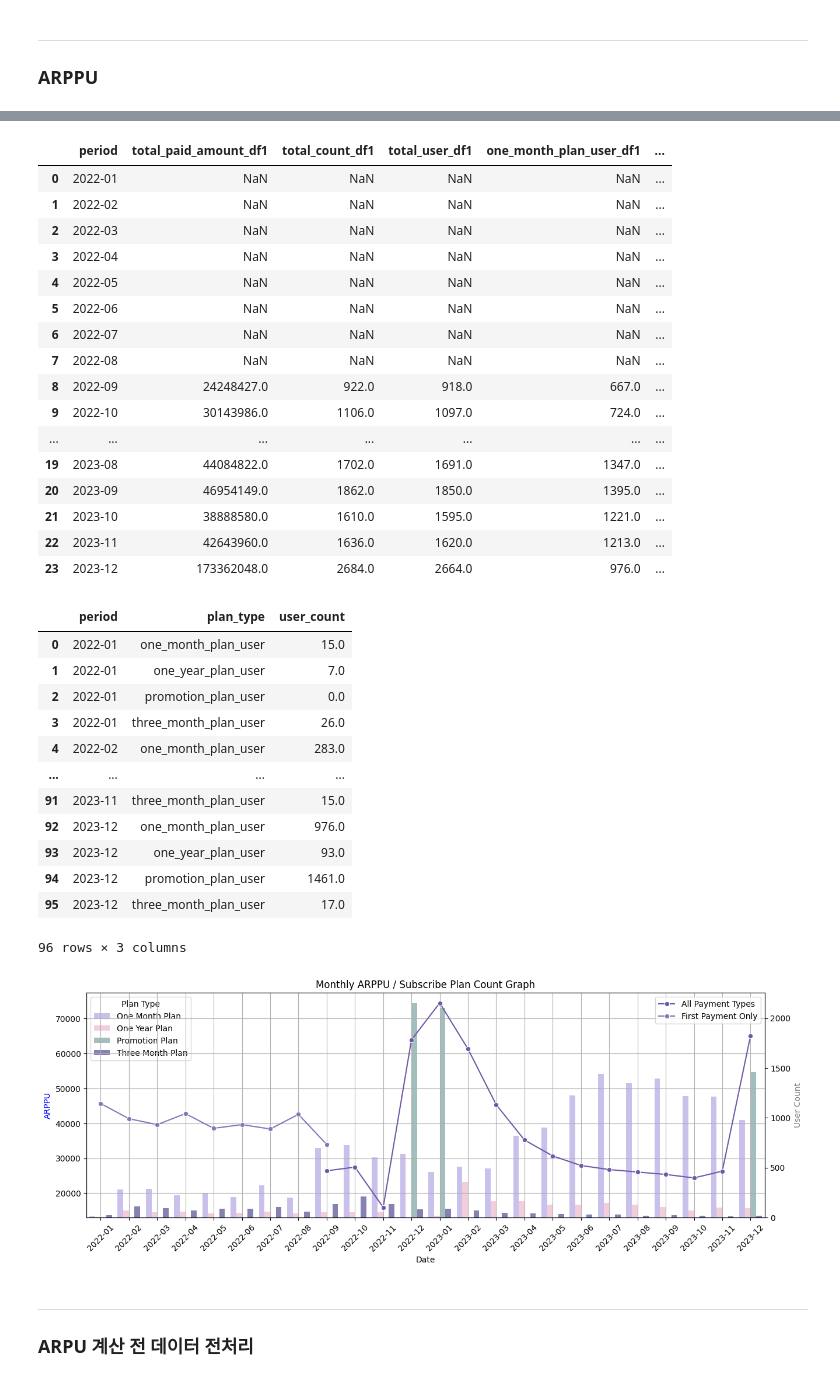
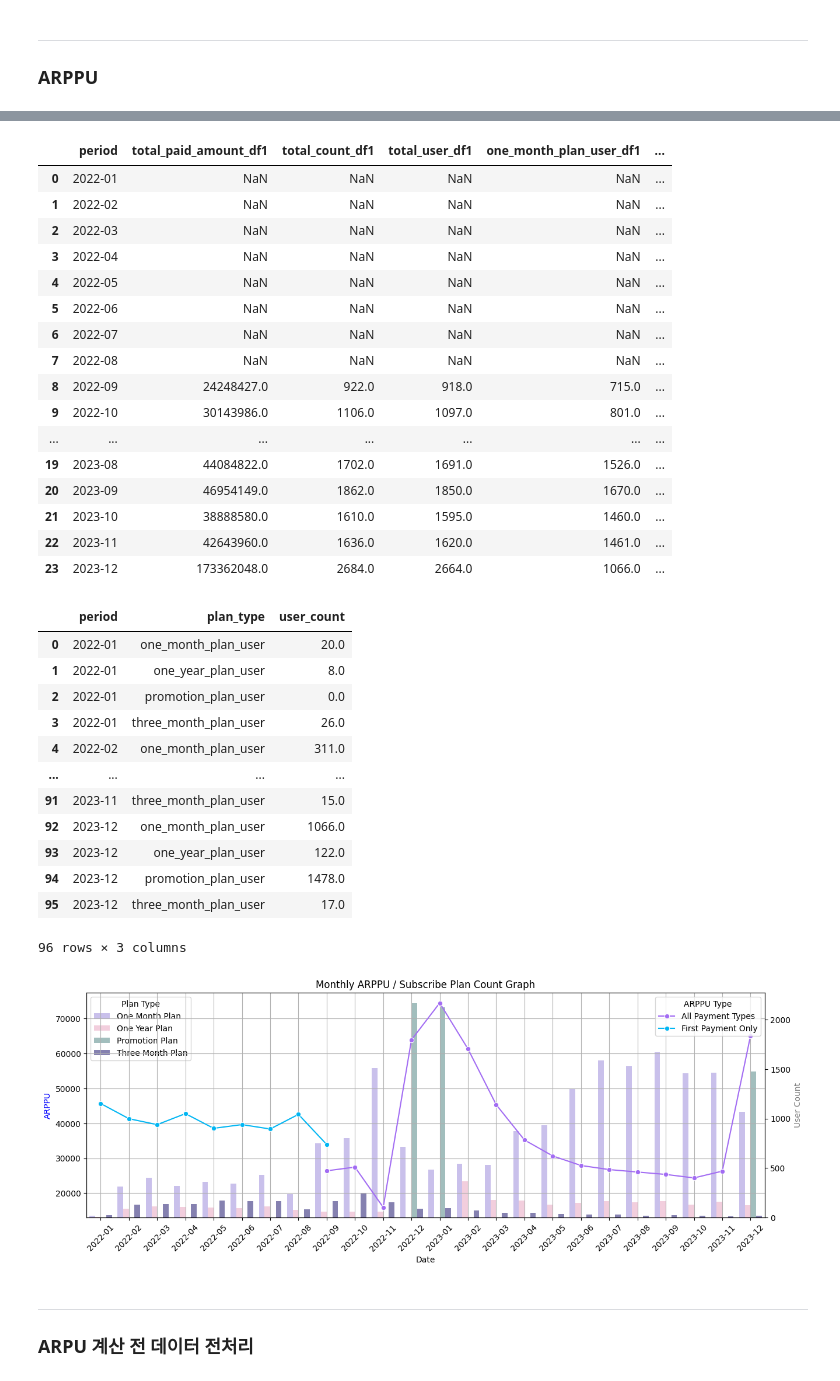
Before and after one commit to saeraniren/intermediate_project, a Jupyter notebook: lwc_main.ipynb, the cells around one changed output, grey strips where cells are left out. Saved outputs shown, nothing was run; the diff lists cells and outputs as text; code cells hidden in the pictures.

```diff
--- a/lwc_main.ipynb
+++ b/lwc_main.ipynb
@@ -665,10 +131,10 @@ def groupby(data):
         total_paid_amount = ('paid_amount', 'sum'),  # 총 유료 금액
         total_count = ('user_id', 'count'),  # 전체 결제 건 수
         total_user = ('user_id', 'nunique'), # 전체 유저 수
-        one_month_plan_user = ('paid_amount', lambda x: (x.isin([15920])).sum()),  # 1개월 플랜 사용자
-        three_month_plan_user = ('paid_amount', lambda x: (x.isin([42960])).sum()),  # 3개월 플랜 사용자
-        one_year_plan_user = ('paid_amount', lambda x: (x.isin([131600])).sum()),  # 1년 플랜 사용자
-        promotion_plan_user = ('paid_amount', lambda x: (x.isin([79200, 95520, 95200, 91200, 87200, 83200])).sum()),  # 프로모션 플랜 사용자
+        one_month_plan_user = ('plan.price', lambda x: (x.isin([15920])).sum()),  # 1개월 플랜 사용자
+        three_month_plan_user = ('plan.price', lambda x: (x.isin([42960])).sum()),  # 3개월 플랜 사용자
+        one_year_plan_user = ('plan.price', lambda x: (x.isin([131600])).sum()),  # 1년 플랜 사용자
+        promotion_plan_user = ('plan.price', lambda x: (x.isin([79200, 95520, 95200, 91200, 87200, 83200])).sum()),  # 프로모션 플랜 사용자
     )
     return data
 # %%
@@ -676,7 +142,7 @@ def groupby(data):
 concat_df = pd.concat([complete_subscription_df, renew_subscription_df, resubscribe_df], axis=0)
 
 # 필요한 데이터 컬럼만 추출
-concat_df = concat_df[['user_id', 'client_event_time', 'event_type', 'paid_amount']]
+concat_df = concat_df[['user_id', 'client_event_time', 'event_type', 'plan.price', 'paid_amount']]
 
 # Data Type 변경
 concat_df['client_event_time'] = pd.to_datetime(concat_df['client_event_time']) + pd.Timedelta(hours=9)
@@ -836,14 +307,14 @@ display(merged_df)
 | 5 | 2022-06 | NaN | NaN | NaN | NaN | ... |
 | 6 | 2022-07 | NaN | NaN | NaN | NaN | ... |
 | 7 | 2022-08 | NaN | NaN | NaN | NaN | ... |
-| 8 | 2022-09 | 24248427.0 | 922.0 | 918.0 | 667.0 | ... |
-| 9 | 2022-10 | 30143986.0 | 1106.0 | 1097.0 | 724.0 | ... |
+| 8 | 2022-09 | 24248427.0 | 922.0 | 918.0 | 715.0 | ... |
+| 9 | 2022-10 | 30143986.0 | 1106.0 | 1097.0 | 801.0 | ... |
 | ... | ... | ... | ... | ... | ... | ... |
-| 19 | 2023-08 | 44084822.0 | 1702.0 | 1691.0 | 1347.0 | ... |
-| 20 | 2023-09 | 46954149.0 | 1862.0 | 1850.0 | 1395.0 | ... |
-| 21 | 2023-10 | 38888580.0 | 1610.0 | 1595.0 | 1221.0 | ... |
-| 22 | 2023-11 | 42643960.0 | 1636.0 | 1620.0 | 1213.0 | ... |
-| 23 | 2023-12 | 173362048.0 | 2684.0 | 2664.0 | 976.0 | ... |
+| 19 | 2023-08 | 44084822.0 | 1702.0 | 1691.0 | 1526.0 | ... |
+| 20 | 2023-09 | 46954149.0 | 1862.0 | 1850.0 | 1670.0 | ... |
+| 21 | 2023-10 | 38888580.0 | 1610.0 | 1595.0 | 1460.0 | ... |
+| 22 | 2023-11 | 42643960.0 | 1636.0 | 1620.0 | 1461.0 | ... |
+| 23 | 2023-12 | 173362048.0 | 2684.0 | 2664.0 | 1066.0 | ... |
 # %%
 # Subscribe Plan Count 그래프 생성 전 전처리 작업란
 # melt()를 이용하여 데이터 변환 후 중복된 period 값 합산
@@ -875,16 +346,16 @@ subscribe_plan_df = pd.concat(temp_list).groupby(['period', 'plan_type']).sum().
 display(subscribe_plan_df)
 # %% [output]
 |  | period | plan_type | user_count |
-| 0 | 2022-01 | one_month_plan_user | 15.0 |
-| 1 | 2022-01 | one_year_plan_user | 7.0 |
+| 0 | 2022-01 | one_month_plan_user | 20.0 |
+| 1 | 2022-01 | one_year_plan_user | 8.0 |
 | 2 | 2022-01 | promotion_plan_user | 0.0 |
 | 3 | 2022-01 | three_month_plan_user | 26.0 |
-| 4 | 2022-02 | one_month_plan_user | 283.0 |
+| 4 | 2022-02 | one_month_plan_user | 311.0 |
 | ... | ... | ... | ... |
 | 91 | 2023-11 | three_month_plan_user | 15.0 |
-| 92 | 2023-12 | one_month_plan_user | 976.0 |
-| 93 | 2023-12 | one_year_plan_user | 93.0 |
-| 94 | 2023-12 | promotion_plan_user | 1461.0 |
+| 92 | 2023-12 | one_month_plan_user | 1066.0 |
+| 93 | 2023-12 | one_year_plan_user | 122.0 |
+| 94 | 2023-12 | promotion_plan_user | 1478.0 |
 | 95 | 2023-12 | three_month_plan_user | 17.0 |
 96 rows × 3 columns
 # %%
@@ -892,8 +363,8 @@ display(subscribe_plan_df)
 fig, ax1 = plt.subplots(figsize=(15, 5))
 
 # 라인 플롯
-sns.lineplot(x=merged_df['period'], y=merged_df['ARPPU_df1'], marker='o', ax=ax1, label='All Payment Types', color='#6e58a7')
-sns.lineplot(x=merged_df['period'], y=merged_df['ARPPU_df2'], marker='o', ax=ax1, label='First Payment Only', color='#7e79b8')
+sns.lineplot(x=merged_df['period'], y=merged_df['ARPPU_df1'], marker='o', ax=ax1, label='All Payment Types', color='#a26cf3')
+sns.lineplot(x=merged_df['period'], y=merged_df['ARPPU_df2'], marker='o', ax=ax1, label='First Payment Only', color='#01b6f3')
 
 # 바 플롯을 보조로 사용하기 위한 준비
 ax2 = ax1.twinx()
@@ -906,36 +377,37 @@ plan_colors = {
     'promotion_plan_user': '#9dc3c1'
 }
 
 # 바 플롯 그리기 (색상 지정 및 alpha 조정)
 sns.barplot(x='period', y='user_count', hue='plan_type', data=subscribe_plan_df, ax=ax2, palette=plan_colors)
 
 # zorder 조정
 ax1.set_zorder(3)
 ax2.set_zorder(2)
 ax1.grid(True, zorder=0)
 
 # 라벨 및 제목 설정
 ax1.set_xlabel('Date')
 ax1.set_ylabel('ARPPU', color='b')
 ax2.set_ylabel('User Count', color='gray')
 plt.title('Monthly ARPPU / Subscribe Plan Count Graph')
 
 # x축 회전
 ax1.set_xticklabels(ax1.get_xticklabels(), rotation=45)
 
 # 투명하게 만들어서 grid가 보이도록 설정
 ax1.patch.set_visible(False)
 
 # 범례 수동으로 설정 (색상과 항목이 매칭되도록)
 handles, labels = ax2.get_legend_handles_labels()
-legend = ax2.legend(handles=handles, labels=['One Month Plan', 'One Year Plan', 'Promotion Plan', 'Three Month Plan'], title='Plan Type', loc='upper left')
+legend2 = ax1.legend( title='ARPPU Type', loc='upper right')
+legend2 = ax2.legend(handles=handles, labels=['One Month Plan', 'One Year Plan', 'Promotion Plan', 'Three Month Plan'], title='Plan Type', loc='upper left')
 
 # 범례 최상단 배치
-legend.set_zorder(4)
+legend2.set_zorder(4)
 
 plt.show()
 # %% [output]
-[figure, old version]
+[figure, new version]
 # %% [markdown]
 ---
 ### ARPU 계산 전 데이터 전처리
```
Also changed, not shown: parts of 85 cells of this notebook.
